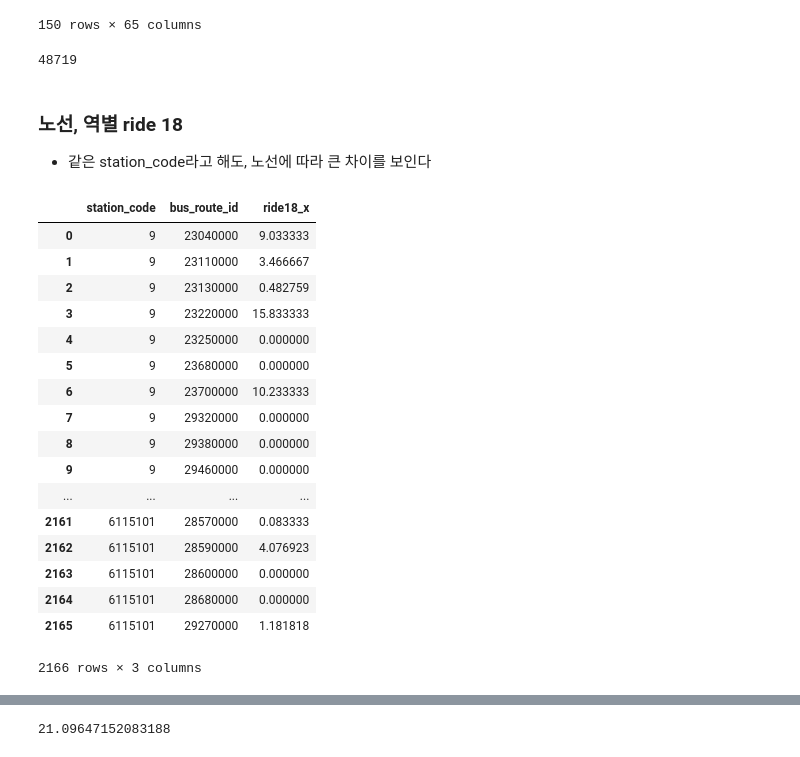
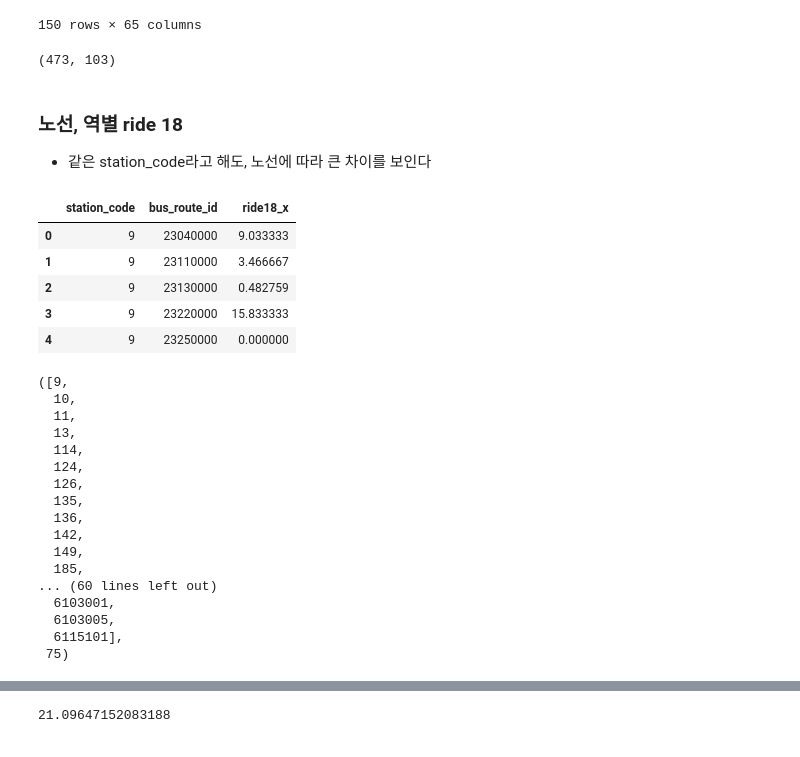
Before and after one commit to juhyunson/Jeju_bus_ride_prediction, a Jupyter notebook: hss/Untitled.ipynb, the cells around one changed output, grey strips where cells are left out. Drawn from its saved outputs; the diff is of its cells as text; code cells hidden in the pictures.

```diff
--- a/hss/Untitled.ipynb
+++ b/hss/Untitled.ipynb
@@ -704,32 +741,42 @@ train.head(150)
 | 179 | 42474 | 2019-09-04 | 21520000 | 시외 | 357 | 한라병원 | 33.48944 | 126.48508 | 6.0 | ... |
 150 rows × 65 columns
 # %%
-len(train.bus_route_id.unique())*len(train.station_code.unique())
+len(train.bus_route_id.unique()), len(train.station_code.unique())
 # %% [output]
-48719
+(473, 103)
 # %% [markdown]
 ### 노선, 역별 ride 18
 - 같은 station_code라고 해도, 노선에 따라 큰 차이를 보인다
 # %%
 new_ = train.groupby(['station_code', 'bus_route_id']).mean()['ride18_x'].reset_index()
 # %%
-new_
+new_.head()
 # %% [output]
 |  | station_code | bus_route_id | ride18_x |
 | 0 | 9 | 23040000 | 9.033333 |
 | 1 | 9 | 23110000 | 3.466667 |
 | 2 | 9 | 23130000 | 0.482759 |
 | 3 | 9 | 23220000 | 15.833333 |
 | 4 | 9 | 23250000 | 0.000000 |
-| 5 | 9 | 23680000 | 0.000000 |
-| 6 | 9 | 23700000 | 10.233333 |
-| 7 | 9 | 29320000 | 0.000000 |
-| 8 | 9 | 29380000 | 0.000000 |
-| 9 | 9 | 29460000 | 0.000000 |
-| ... | ... | ... | ... |
-| 2161 | 6115101 | 28570000 | 0.083333 |
-| 2162 | 6115101 | 28590000 | 4.076923 |
-| 2163 | 6115101 | 28600000 | 0.000000 |
-| 2164 | 6115101 | 28680000 | 0.000000 |
-| 2165 | 6115101 | 29270000 | 1.181818 |
-2166 rows × 3 columns
+# %%
+busy_busy = new_.query('ride18_x >= 10')
+terrible_station = list(busy_busy.station_code.unique())
+terrible_station, len(terrible_station)
+# %% [output]
+([9,
+  10,
+  11,
+  13,
+  114,
+  124,
+  126,
+  135,
+  136,
+  142,
+  149,
+  185,
+... (60 lines left out)
+  6103001,
+  6103005,
+  6115101],
+ 75)
```
Also changed, not shown: parts of 10 cells of this notebook.
